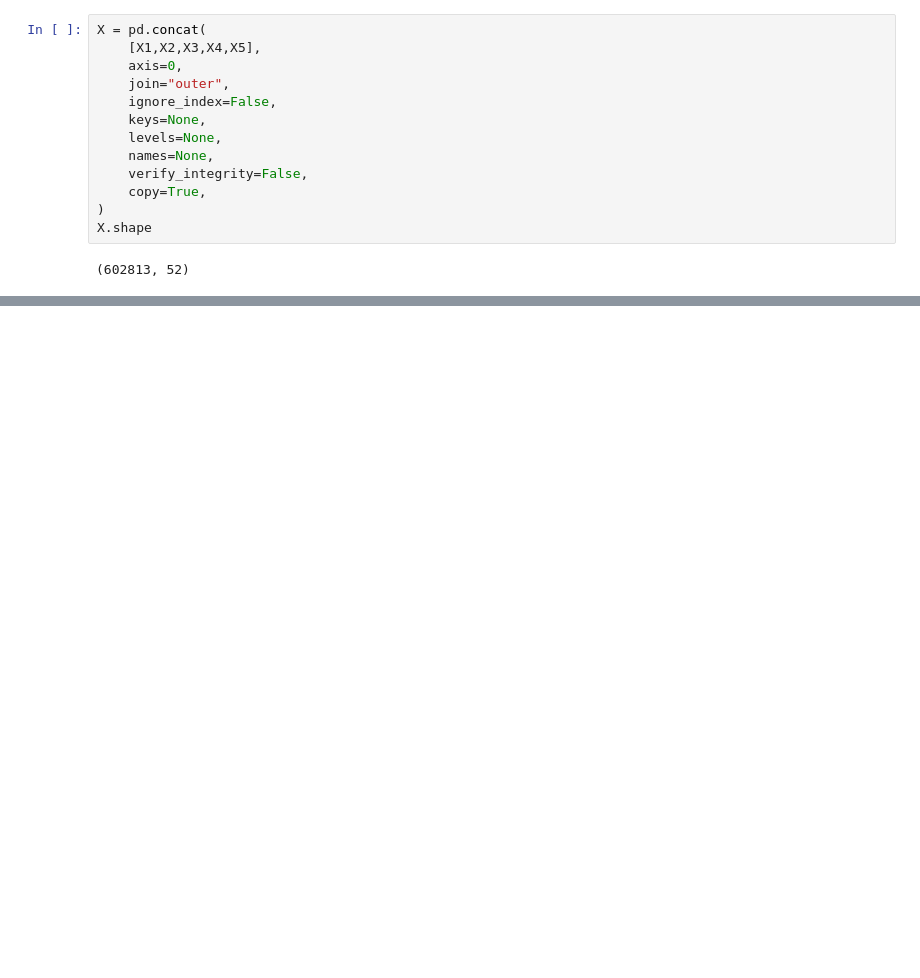
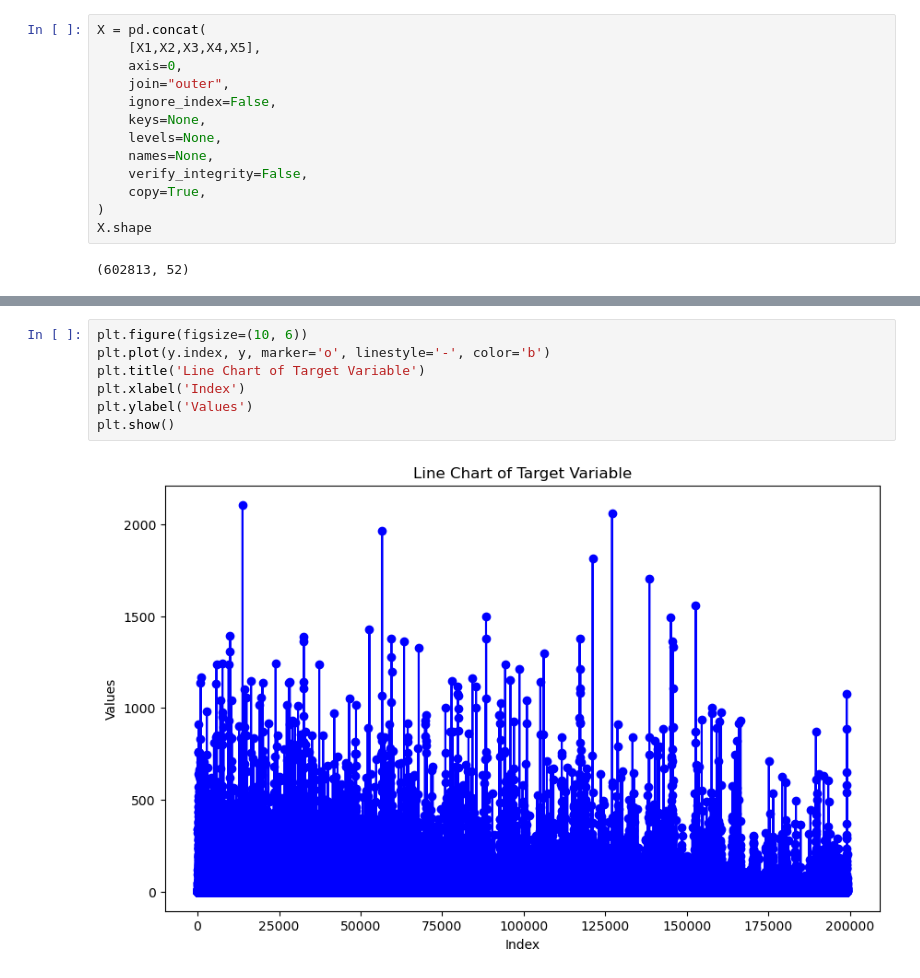
Before and after one commit to Fritober/Python-for-DA, a Jupyter notebook: Project_Data_Analysis.ipynb, the cells around one changed output, grey strips where cells are left out. Cells and saved outputs as stored; diff of their text form; blank space fills up the shorter version.

```diff
--- a/Project_Data_Analysis.ipynb
+++ b/Project_Data_Analysis.ipynb
@@ -331,0 +353,9 @@ X.shape
+# %%
+plt.figure(figsize=(10, 6))
+plt.plot(y.index, y, marker='o', linestyle='-', color='b')
+plt.title('Line Chart of Target Variable')
+plt.xlabel('Index')
+plt.ylabel('Values')
+plt.show()
+# %% [output]
+[figure, added]
```
Also changed, not shown: parts of 32 cells of this notebook, 1 other file.
